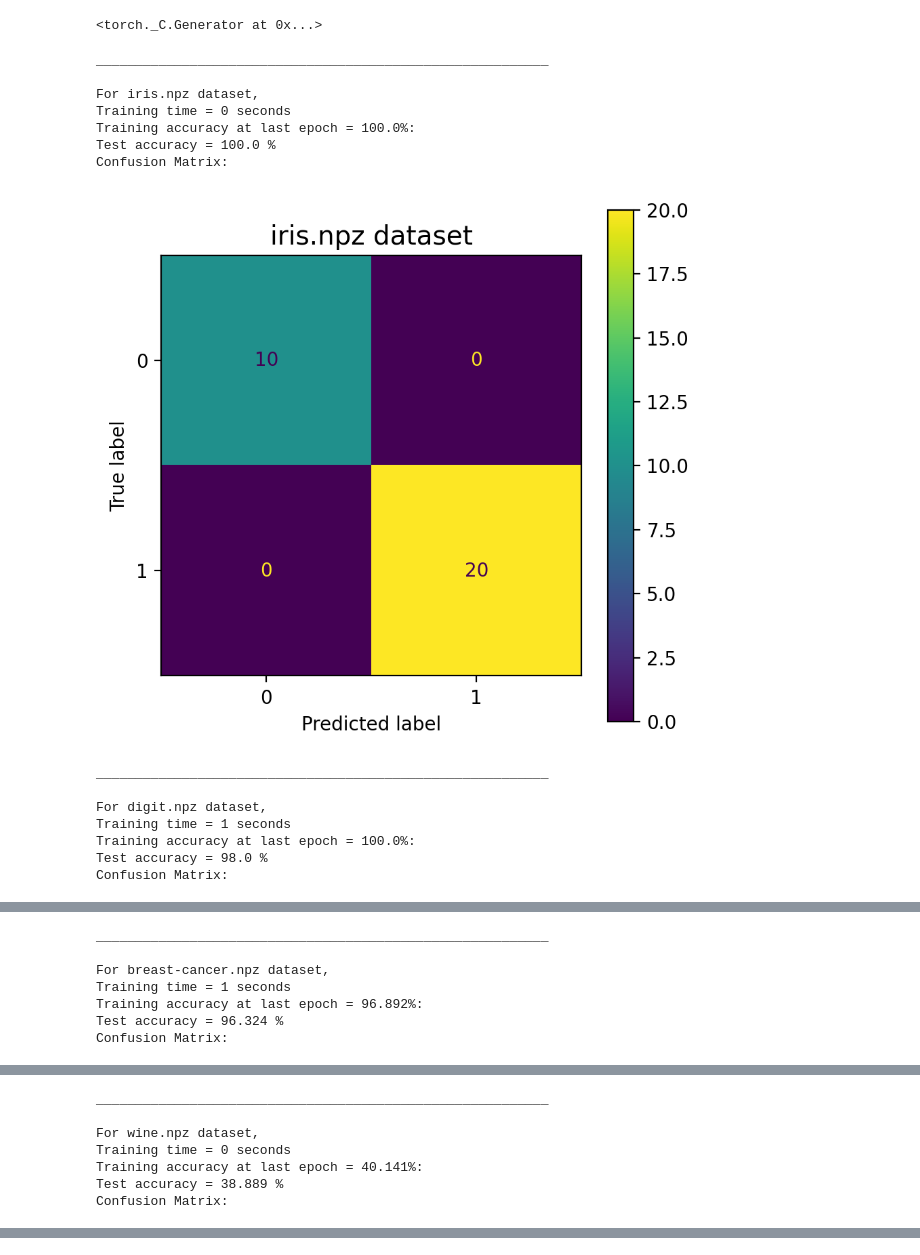
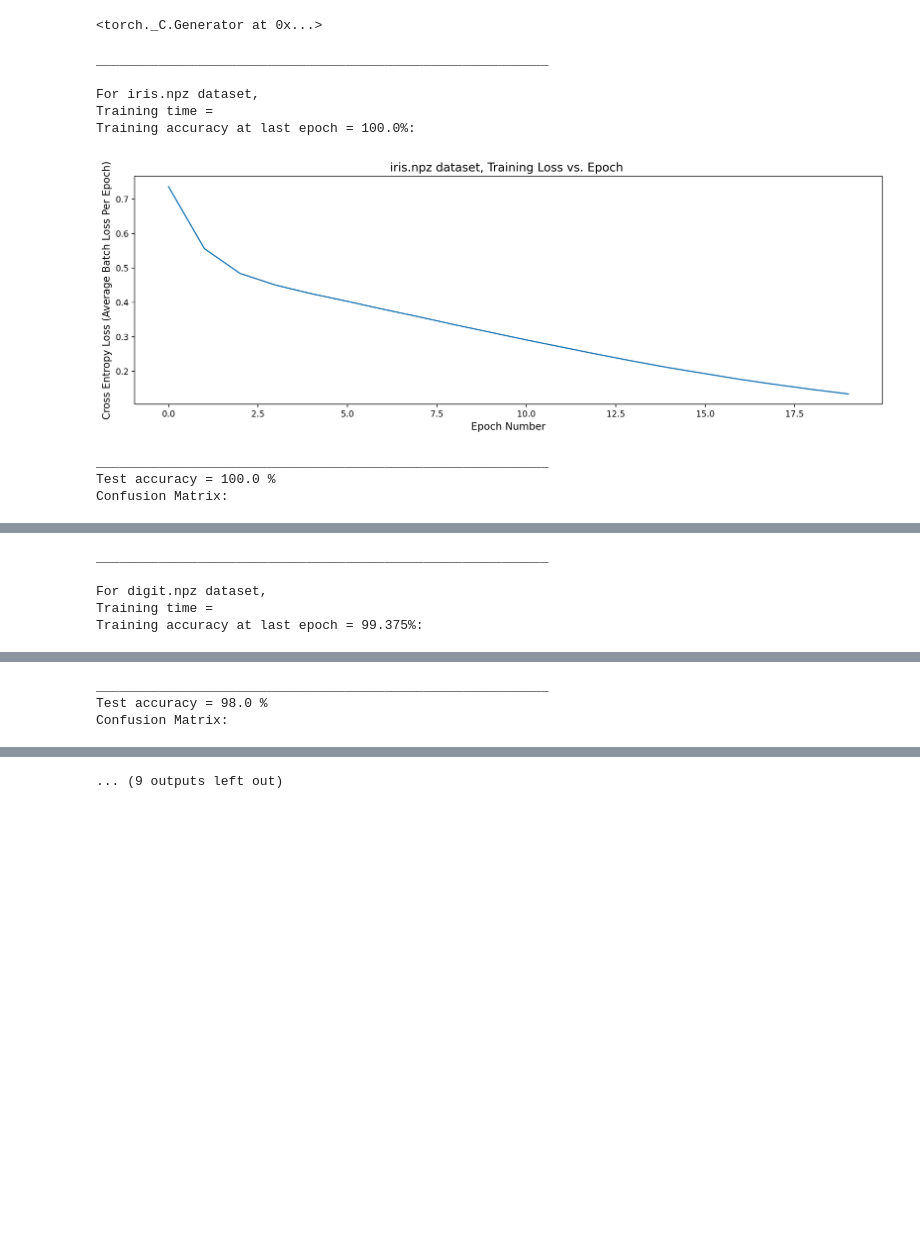
Before and after one commit to Bibek-Poudel/Coding_Assignment_C3, a Jupyter notebook: 2. Binary Classification.ipynb, the cells around one changed output, grey strips where cells are left out. Saved outputs shown, nothing was run; the diff lists cells and outputs as text; code cells hidden in the pictures; blank space fills up the shorter version.

```diff
--- a/2. Binary Classification.ipynb
+++ b/2. Binary Classification.ipynb
@@ -148,44 +148,46 @@ for dataset_path in datasets:
     BATCH_SIZE = 4
 
     train_dataset = BinaryDataset(train_X, train_Y)
     test_dataset = BinaryDataset(test_X, test_Y)
     train_dataloader = torch.utils.data.DataLoader(dataset=train_dataset,
                                                    batch_size=BATCH_SIZE,
                                                    collate_fn=None,
                                                    shuffle=False)
     test_dataloader = torch.utils.data.DataLoader(dataset=test_dataset,
                                                    batch_size=BATCH_SIZE,
                                                    collate_fn=None,
                                                    shuffle=False)
     start = time.time()
     train_loss, train_acc = train(net, train_dataloader, optimizer, lr, loss, epochs, train_Y.shape[0])
     print("Training time = ")
     print("Training accuracy at last epoch = {}%:".format(round(train_acc,3)))
+    # Plot the training profile
+    fig, ax = plt.subplots(figsize=(16,5), dpi =200)
+    ax.plot(train_loss)
+    ax.set_title("{} dataset, Training Loss vs. Epoch ".format(name), fontsize=14)
+    ax.set_ylabel("Cross Entropy Loss (Average Batch Loss Per Epoch)", fontsize=12)
+    ax.set_xlabel("Epoch Number", fontsize=12)
+    plt.show()
+    print("\n__________________________________________________________")
 
     trained_model = torch.load("./saved_models/training_model.pt")
     test_acc, preds, gts = test(trained_model, test_dataloader, test_Y.shape[0])
     preds = [1 if pred>=0.5 else 0 for pred in preds]
 
     print("Test accuracy = {} %".format(round(test_acc,3)))
     print("Confusion Matrix:")
-    fig,ax = plt.subplots(figsize=(5,5), dpi=200)
-    ax.set_title("{} dataset".format(name), fontsize=14)
-    ConfusionMatrixDisplay.from_predictions(preds,gts, ax=ax) #gts, preds
+    fig_2,ax_2 = plt.subplots(figsize=(5,5), dpi=200)
+    ax_2.set_title("{} dataset".format(name), fontsize=14)
+    ConfusionMatrixDisplay.from_predictions(preds,gts, ax=ax_2) #gts, preds
     plt.show()
 print("\n__________________________________________________________")
 # %% [output]
 __________________________________________________________
 
 For iris.npz dataset,
-Training time = 0 seconds
+Training time =
 Training accuracy at last epoch = 100.0%:
-Test accuracy = 100.0 %
-Confusion Matrix:
-[figure, old version]
+[figure, new version]
 __________________________________________________________
-
-For digit.npz dataset,
-Training time = 1 seconds
-Training accuracy at last epoch = 100.0%:
-Test accuracy = 98.0 %
+Test accuracy = 100.0 %
 Confusion Matrix:
@@ -193,7 +195,5 @@ Confusion Matrix:
 __________________________________________________________
 
-For breast-cancer.npz dataset,
-Training time = 1 seconds
-Training accuracy at last epoch = 96.892%:
-Test accuracy = 96.324 %
-Confusion Matrix:
+For digit.npz dataset,
+Training time =
+Training accuracy at last epoch = 99.375%:
@@ -201,7 +201,3 @@ Confusion Matrix:
 __________________________________________________________
-
-For wine.npz dataset,
-Training time = 0 seconds
-Training accuracy at last epoch = 40.141%:
-Test accuracy = 38.889 %
+Test accuracy = 98.0 %
 Confusion Matrix:
@@ -217,0 +215 @@ __________________________________________________________
+... (9 outputs left out)
```
Also changed, not shown: parts of 1 cell of this notebook.
